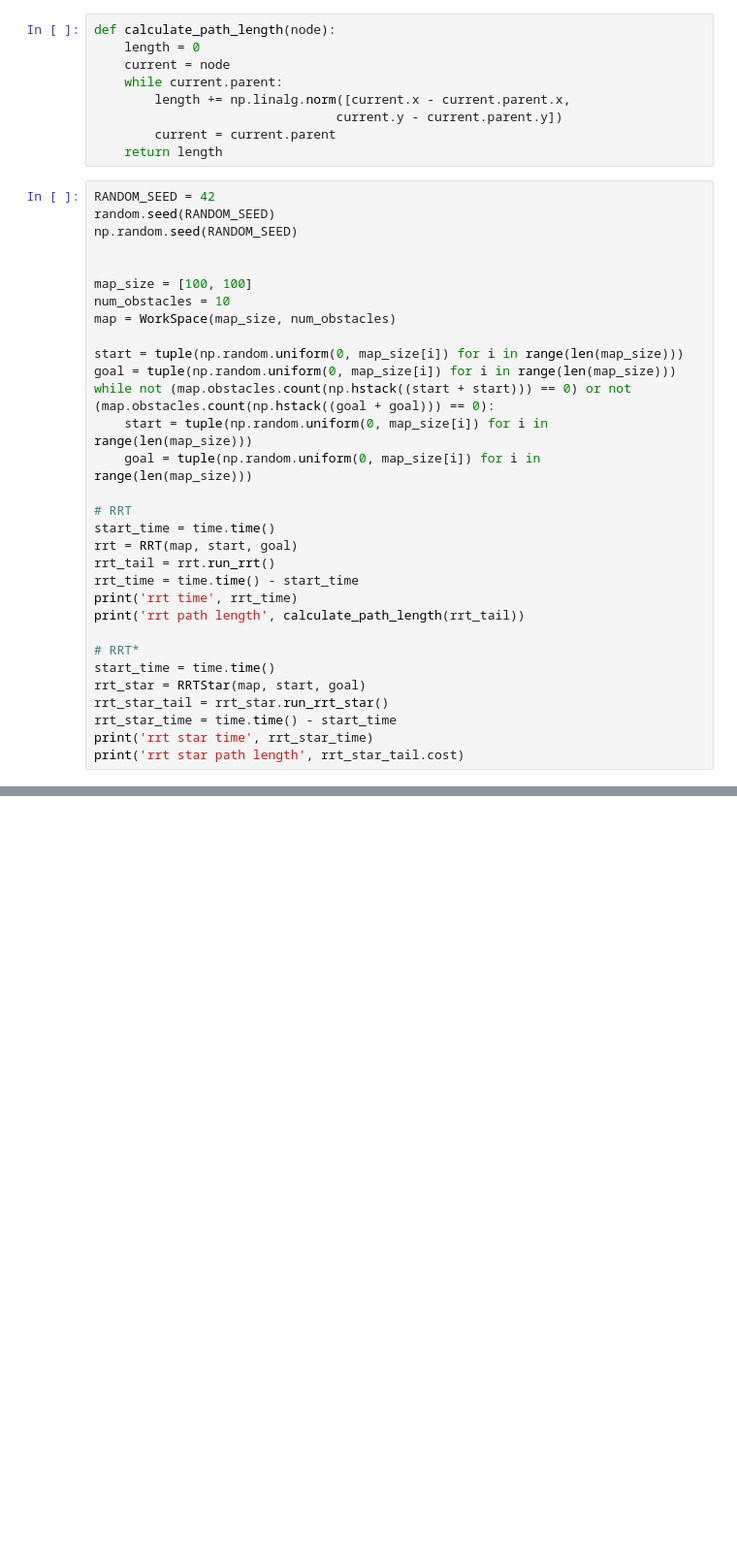
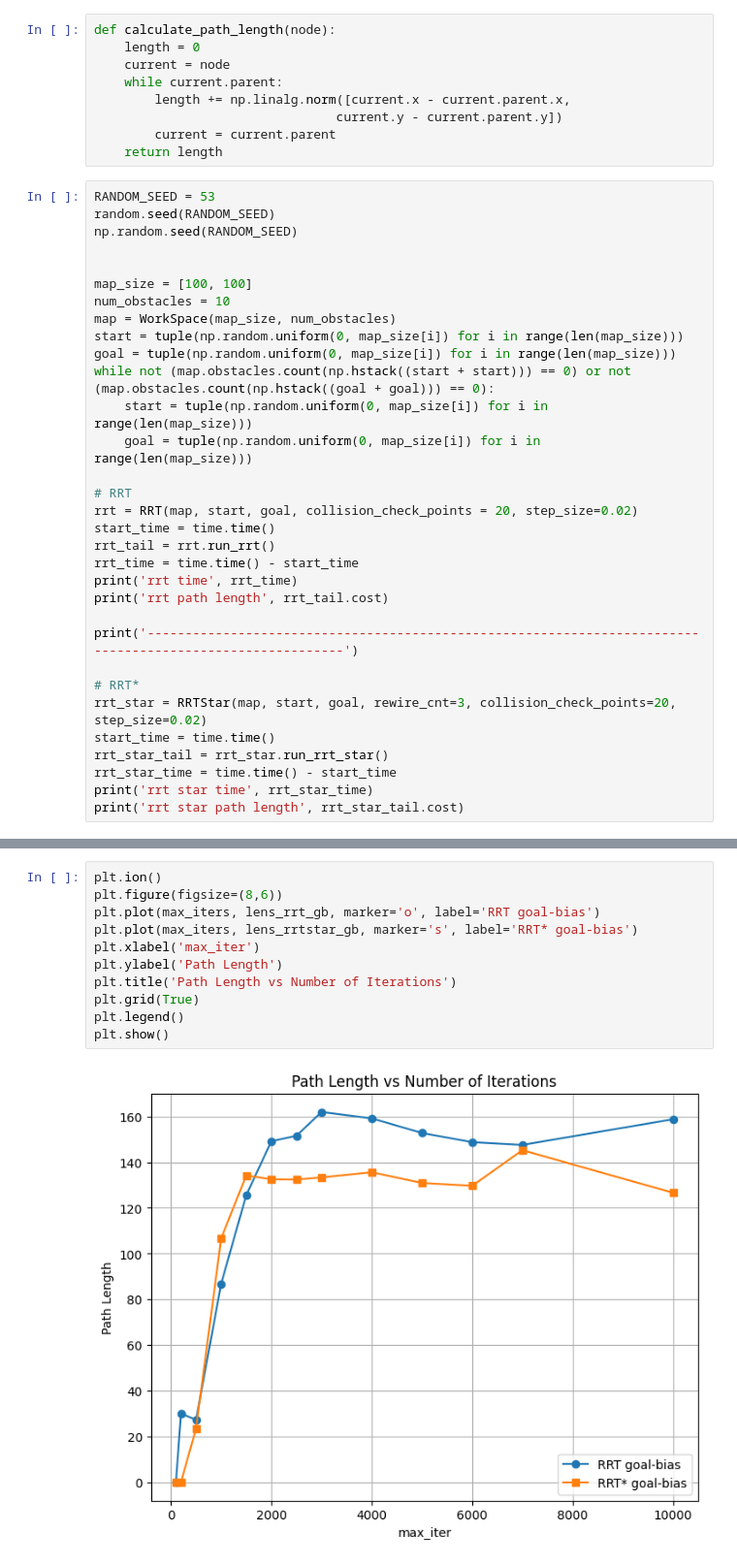
Before and after one commit to qrvmil/Manipulator, a Jupyter notebook: RRT/rrt_practice.ipynb, the cells around one changed output, grey strips where cells are left out. Shown: that part at 97% size. Saved outputs shown, nothing was run; the diff lists cells and outputs as text; blank space fills up the shorter version.

```diff
--- a/RRT/rrt_practice.ipynb
+++ b/RRT/rrt_practice.ipynb
@@ -472,7 +512,7 @@ def calculate_path_length(node):
         current = current.parent
     return length
 # %%
-RANDOM_SEED = 42
+RANDOM_SEED = 53
 random.seed(RANDOM_SEED)
 np.random.seed(RANDOM_SEED)
 
@@ -480,7 +520,6 @@ np.random.seed(RANDOM_SEED)
 map_size = [100, 100]
 num_obstacles = 10
 map = WorkSpace(map_size, num_obstacles)
-
 start = tuple(np.random.uniform(0, map_size[i]) for i in range(len(map_size)))
 goal = tuple(np.random.uniform(0, map_size[i]) for i in range(len(map_size)))
 while not (map.obstacles.count(np.hstack((start + start))) == 0) or not (map.obstacles.count(np.hstack((goal + goal))) == 0):
@@ -488,16 +527,18 @@ while not (map.obstacles.count(np.hstack((start + start))) == 0) or not (map.obs
     goal = tuple(np.random.uniform(0, map_size[i]) for i in range(len(map_size)))
 
 # RRT
+rrt = RRT(map, start, goal, collision_check_points = 20, step_size=0.02)
 start_time = time.time()
-rrt = RRT(map, start, goal)
 rrt_tail = rrt.run_rrt()
 rrt_time = time.time() - start_time
 print('rrt time', rrt_time)
-print('rrt path length', calculate_path_length(rrt_tail))
+print('rrt path length', rrt_tail.cost)
+
+print('----------------------------------------------------------------------------------------------------------')
 
 # RRT*
+rrt_star = RRTStar(map, start, goal, rewire_cnt=3, collision_check_points=20, step_size=0.02)
 start_time = time.time()
-rrt_star = RRTStar(map, start, goal)
 rrt_star_tail = rrt_star.run_rrt_star()
 rrt_star_time = time.time() - start_time
 print('rrt star time', rrt_star_time)
@@ -511,0 +742,13 @@ rrt star path length 110.99999999999999
+# %%
+plt.ion()
+plt.figure(figsize=(8,6))
+plt.plot(max_iters, lens_rrt_gb, marker='o', label='RRT goal-bias')
+plt.plot(max_iters, lens_rrtstar_gb, marker='s', label='RRT* goal-bias')
+plt.xlabel('max_iter')
+plt.ylabel('Path Length')
+plt.title('Path Length vs Number of Iterations')
+plt.grid(True)
+plt.legend()
+plt.show()
+# %% [output]
+[figure, added]
```
Also changed, not shown: parts of 12 cells of this notebook.
